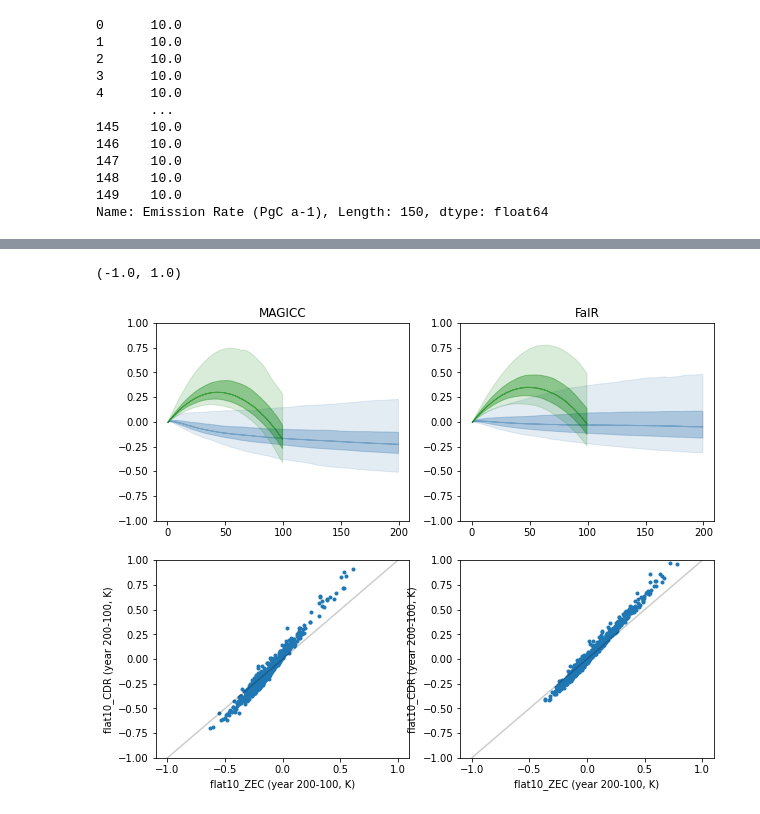
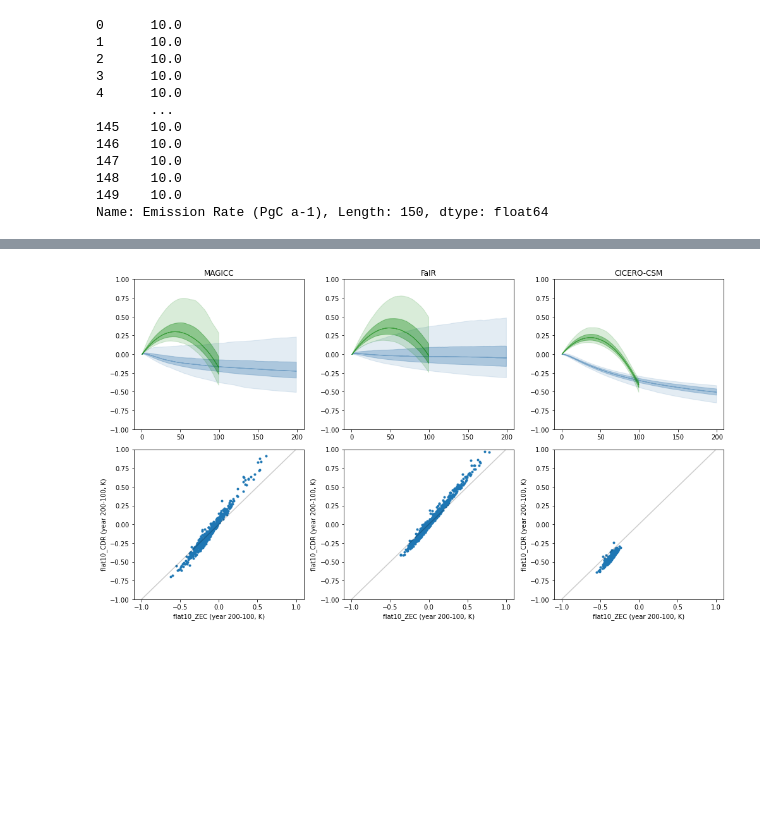
Before and after one commit to ckoven/esm-deck, a Jupyter notebook: flat10_scm.ipynb, the cells around one changed output, grey strips where cells are left out. Cells and saved outputs as stored; diff of their text form; code cells hidden in the pictures; blank space fills up the shorter version.

```diff
--- a/flat10_scm.ipynb
+++ b/flat10_scm.ipynb
@@ -22,4 +24,4 @@ def plot_range(SampleData,ax1,col='steelblue'):
  for i in range(3):
      alph=0.15+(i/len(prctl))
      ax1.fill_between(x,SDist[:,0+i], SDist[:,4-i], color=col, alpha=alph)
- return sDist
+ return SDist
@@ -25,0 +75,4 @@ def plot_range(SampleData,ax1,col='steelblue'):
+# %%
+ds_magicc=ds_magicc.rename_vars(name_dict={'Atmospheric_Concentrations__CO2':'co2_concentration'})
+ds_magicc=ds_magicc.rename_vars(name_dict={'Surface_Air_Temperature_Change':'temperature'})
+ds_magicc=ds_magicc.rename_dims(dims_dict={'ensemble_member':'config'})
@@ -26 +86,5 @@ def plot_range(SampleData,ax1,col='steelblue'):
+# %%
+ds_magicc["scenario"]=("scenario",['esm-flat10','esm-flat10_cdr','esm-flat10_zec'])
+# %%
+ds_cicero["scenario"]=("scenario",['esm-flat10','esm-flat10_zec','esm-flat10_cdr','esm-piControl'])
 # %%
@@ -113,44 +181,63 @@ plt.plot(ce_fl10_zec,ds_magicc.Surface_Air_Temperature_Change.sel(scenario='flat
 # %%
-fig = plt.figure(figsize=[10,8])
+fig = plt.figure(figsize=[14,8])
 
-m_100=ds_magicc.Surface_Air_Temperature_Change.sel(scenario='flat10_zec').isel(time=100).T
-m_100pl=ds_magicc.Surface_Air_Temperature_Change.sel(scenario='flat10_zec').isel(time=slice(100,300)).T
-m_100plc=ds_magicc.Surface_Air_Temperature_Change.sel(scenario='flat10_cdr').isel(time=slice(100,200)).T
+m_100=ds_magicc.temperature.sel(scenario='esm-flat10_zec').isel(time=100).T
+m_100pl=ds_magicc.temperature.sel(scenario='esm-flat10_zec').isel(time=slice(100,300)).T
+m_100plc=ds_magicc.temperature.sel(scenario='esm-flat10_cdr').isel(time=slice(100,200)).T
 
-ax1 = fig.add_subplot(2,2,1)
+ax1 = fig.add_subplot(2,3,1)
 ax1.set_ylim([-1,1])
 ax1.set_title('MAGICC')
 plot_range(m_100pl-m_100,ax1)
 plot_range(m_100plc-m_100,ax1,'g')
 
 t_100=ds_fair.temperature.sel(scenario='esm-flat10_zec').isel(time=100)
 t_100pl=ds_fair.temperature.sel(scenario='esm-flat10_zec').isel(time=slice(100,300))
 t_100plc=ds_fair.temperature.sel(scenario='esm-flat10_cdr').isel(time=slice(100,200))
 
-ax2 = fig.add_subplot(2,2,2)
+ax2 = fig.add_subplot(2,3,2)
 ax2.set_ylim([-1,1])
 ax2.set_title('FaIR')
 
 plot_range(t_100pl-t_100,ax2)
 plot_range(t_100plc-t_100,ax2,'g')
 
-ax3 = fig.add_subplot(2,2,3)
+c_100=ds_cicero.temperature.sel(scenario='esm-flat10_zec').isel(time=100)
+c_100pl=ds_cicero.temperature.sel(scenario='esm-flat10_zec').isel(time=slice(100,300))
+c_100plc=ds_cicero.temperature.sel(scenario='esm-flat10_cdr').isel(time=slice(100,200))
 
-ax3.plot(ds_magicc.Surface_Air_Temperature_Change.sel(scenario='flat10_zec').isel(time=200).T-m_100,ds_magicc.Surface_Air_Temperature_Change.sel(scenario='flat10_cdr').isel(time=200).T-m_100,'.')
+ax2 = fig.add_subplot(2,3,3)
+ax2.set_ylim([-1,1])
+ax2.set_title('CICERO-CSM')
+
+plot_range(c_100pl-c_100,ax2)
+plot_range(c_100plc-c_100,ax2,'g')
+
+ax3 = fig.add_subplot(2,3,4)
+
+ax3.plot(ds_magicc.temperature.sel(scenario='esm-flat10_zec').isel(time=200).T-m_100,ds_magicc.temperature.sel(scenario='esm-flat10_cdr').isel(time=200).T-m_100,'.')
 ax3.plot([-1,1],[-1,1],'k-',alpha=0.2)
 ax3.set_xlabel('flat10_ZEC (year 200-100, K)')
 ax3.set_ylabel('flat10_CDR (year 200-100, K)')
 ax3.set_ylim([-1,1])
 
-ax4 = fig.add_subplot(2,2,4)
+ax4 = fig.add_subplot(2,3,5)
 
 ax4.plot(ds_fair.temperature.sel(scenario='esm-flat10_zec').isel(time=200).T-t_100,ds_fair.temperature.sel(scenario='esm-flat10_cdr').isel(time=200).T-t_100,'.')
 ax4.plot([-1,1],[-1,1],'k-',alpha=0.2)
 ax4.set_xlabel('flat10_ZEC (year 200-100, K)')
 ax4.set_ylabel('flat10_CDR (year 200-100, K)')
 ax4.set_ylim([-1,1])
+
+ax4 = fig.add_subplot(2,3,6)
+
+ax4.plot(ds_cicero.temperature.sel(scenario='esm-flat10_zec').isel(time=200).T-c_100,ds_cicero.temperature.sel(scenario='esm-flat10_cdr').isel(time=200).T-c_100,'.')
+ax4.plot([-1,1],[-1,1],'k-',alpha=0.2)
+ax4.set_xlabel('flat10_ZEC (year 200-100, K)')
+ax4.set_ylabel('flat10_CDR (year 200-100, K)')
+ax4.set_ylim([-1,1])
+plt.tight_layout()
 # %% [output]
-(-1.0, 1.0)
-[figure, old version]
+[figure, new version]
 # %%
 fair_metrics=pd.read_csv('SCM_data/metrics/FaIR_metrics.csv',index_col=0)
```
Also changed, not shown: parts of 23 cells of this notebook, 1 other file.
